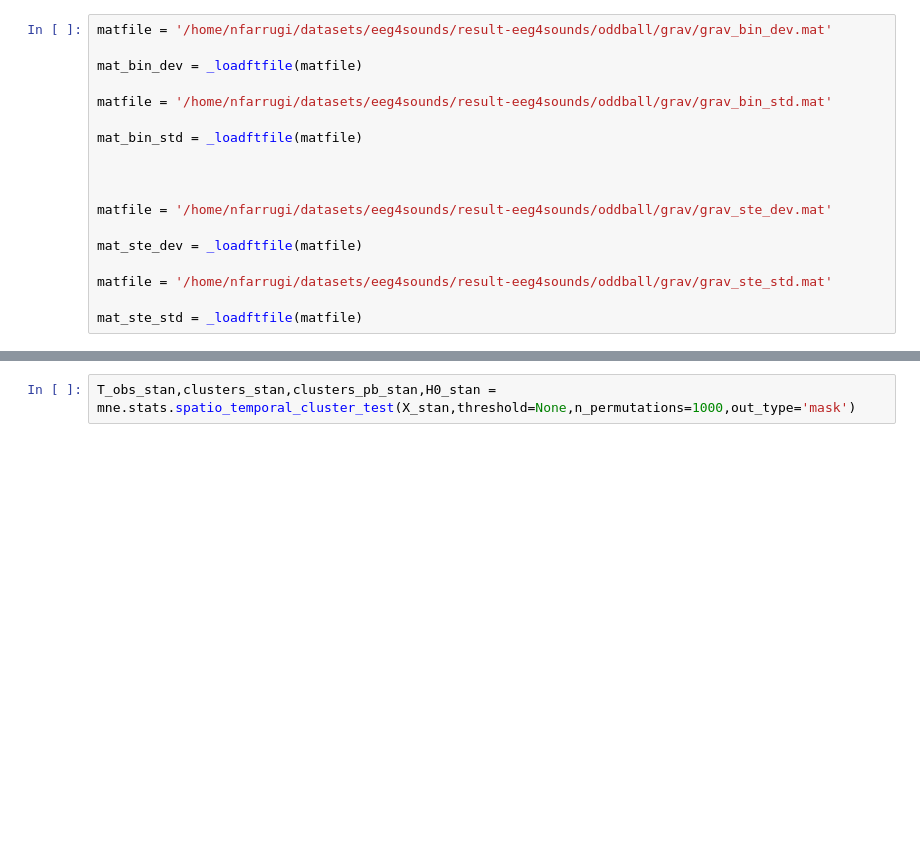
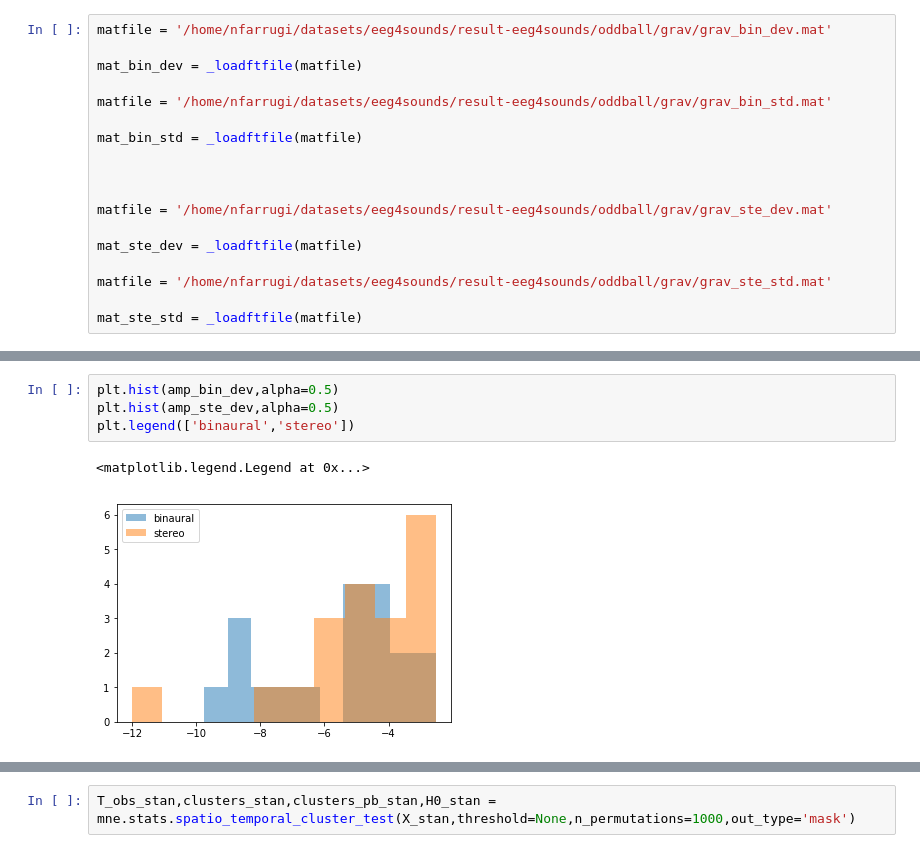
Before and after one commit to nicofarr/eeg4sounds, a Jupyter notebook: oddball/ERP_grav_statistics.ipynb, the cells around one changed output, grey strips where cells are left out. Drawn from its saved outputs; the diff is of its cells as text; blank space fills up the shorter version.

```diff
--- a/oddball/ERP_grav_statistics.ipynb
+++ b/oddball/ERP_grav_statistics.ipynb
@@ -123,0 +142,7 @@ X_stan = [epochs_bin_std.get_data().transpose(0, 2, 1),
+# %%
+plt.hist(amp_bin_dev,alpha=0.5)
+plt.hist(amp_ste_dev,alpha=0.5)
+plt.legend(['binaural','stereo'])
+# %% [output]
+<matplotlib.legend.Legend at 0x...>
+[figure, added]
```
Also changed, not shown: parts of 45 cells of this notebook.
